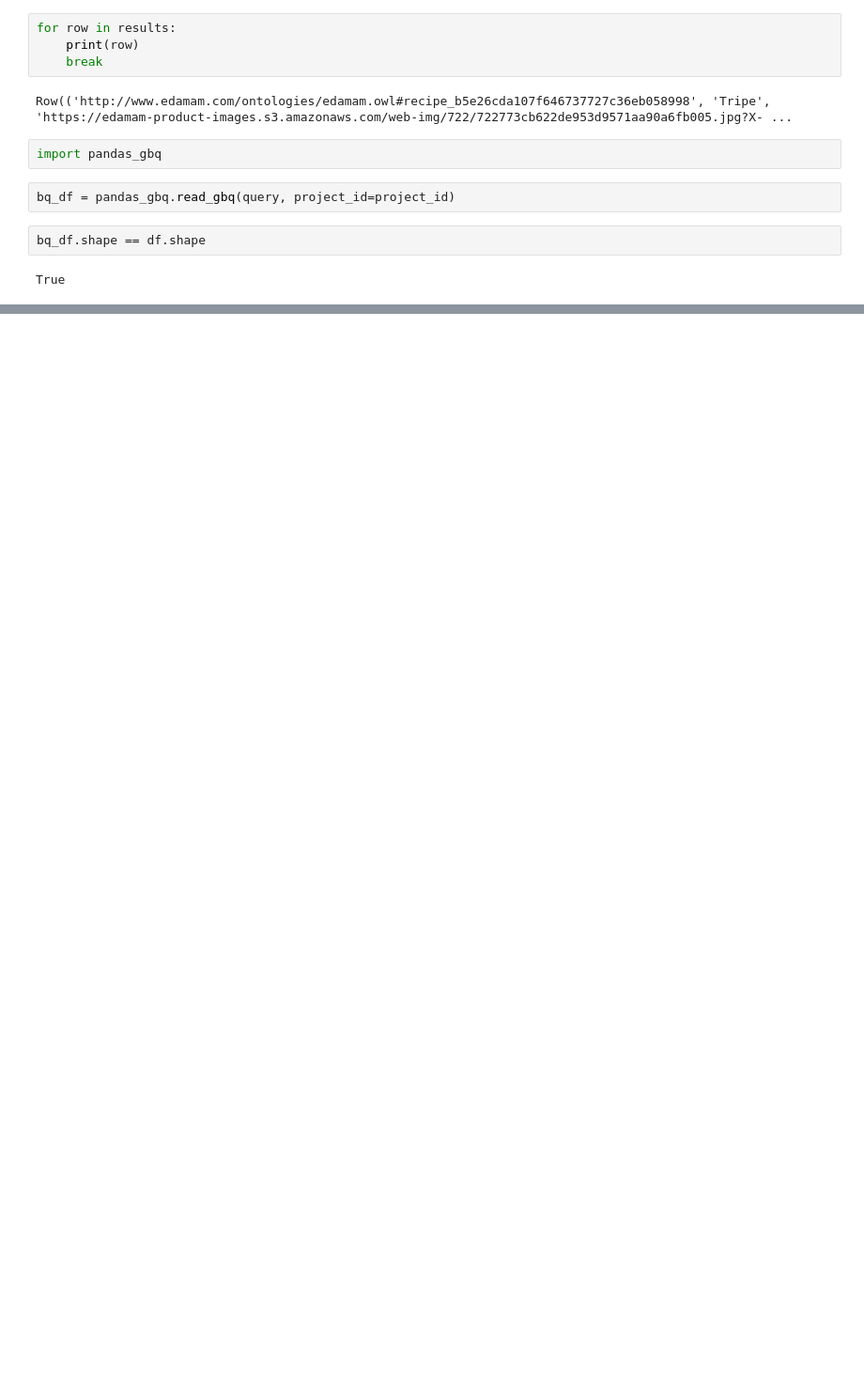
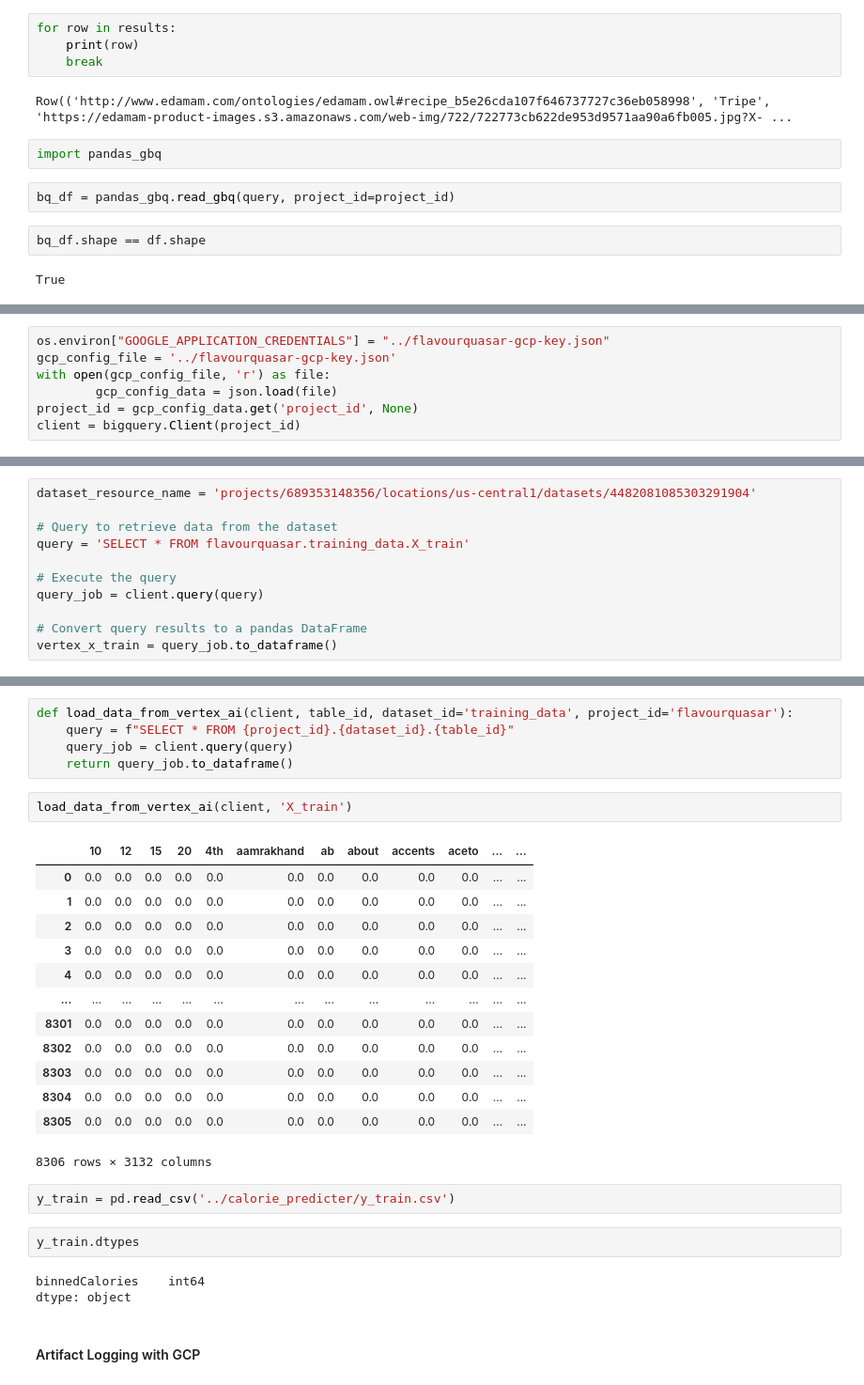
Before and after one commit to RavinderRai/iifymate, a Jupyter notebook: notebooks/DataCollection.ipynb, the cells around one changed output, grey strips where cells are left out. Shown at 94% size. Cells and saved outputs as stored; diff of their text form; blank space fills up the shorter version.

```diff
--- a/notebooks/DataCollection.ipynb
+++ b/notebooks/DataCollection.ipynb
@@ -931,0 +947,7 @@ True
+# %%
+os.environ["GOOGLE_APPLICATION_CREDENTIALS"] = "../flavourquasar-gcp-key.json"
+gcp_config_file = '../flavourquasar-gcp-key.json'
+with open(gcp_config_file, 'r') as file:
+        gcp_config_data = json.load(file)
+project_id = gcp_config_data.get('project_id', None)
+client = bigquery.Client(project_id)
@@ -931,0 +993,11 @@ True
+# %%
+dataset_resource_name = 'projects/689353148356/locations/us-central1/datasets/4482081085303291904'
+
+# Query to retrieve data from the dataset
+query = 'SELECT * FROM flavourquasar.training_data.X_train'
+
+# Execute the query
+query_job = client.query(query)
+
+# Convert query results to a pandas DataFrame
+vertex_x_train = query_job.to_dataframe()
@@ -931,0 +1074,30 @@ True
+# %%
+def load_data_from_vertex_ai(client, table_id, dataset_id='training_data', project_id='flavourquasar'):
+    query = f"SELECT * FROM {project_id}.{dataset_id}.{table_id}"
+    query_job = client.query(query)
+    return query_job.to_dataframe()
+# %%
+load_data_from_vertex_ai(client, 'X_train')
+# %% [output]
+|  | 10 | 12 | 15 | 20 | 4th | aamrakhand | ab | about | accents | aceto | ... | ... |
+| 0 | 0.0 | 0.0 | 0.0 | 0.0 | 0.0 | 0.0 | 0.0 | 0.0 | 0.0 | 0.0 | ... | ... |
+| 1 | 0.0 | 0.0 | 0.0 | 0.0 | 0.0 | 0.0 | 0.0 | 0.0 | 0.0 | 0.0 | ... | ... |
+| 2 | 0.0 | 0.0 | 0.0 | 0.0 | 0.0 | 0.0 | 0.0 | 0.0 | 0.0 | 0.0 | ... | ... |
+| 3 | 0.0 | 0.0 | 0.0 | 0.0 | 0.0 | 0.0 | 0.0 | 0.0 | 0.0 | 0.0 | ... | ... |
+| 4 | 0.0 | 0.0 | 0.0 | 0.0 | 0.0 | 0.0 | 0.0 | 0.0 | 0.0 | 0.0 | ... | ... |
+| ... | ... | ... | ... | ... | ... | ... | ... | ... | ... | ... | ... | ... |
+| 8301 | 0.0 | 0.0 | 0.0 | 0.0 | 0.0 | 0.0 | 0.0 | 0.0 | 0.0 | 0.0 | ... | ... |
+| 8302 | 0.0 | 0.0 | 0.0 | 0.0 | 0.0 | 0.0 | 0.0 | 0.0 | 0.0 | 0.0 | ... | ... |
+| 8303 | 0.0 | 0.0 | 0.0 | 0.0 | 0.0 | 0.0 | 0.0 | 0.0 | 0.0 | 0.0 | ... | ... |
+| 8304 | 0.0 | 0.0 | 0.0 | 0.0 | 0.0 | 0.0 | 0.0 | 0.0 | 0.0 | 0.0 | ... | ... |
+| 8305 | 0.0 | 0.0 | 0.0 | 0.0 | 0.0 | 0.0 | 0.0 | 0.0 | 0.0 | 0.0 | ... | ... |
+8306 rows × 3132 columns
+# %%
+y_train = pd.read_csv('../calorie_predicter/y_train.csv')
+# %%
+y_train.dtypes
+# %% [output]
+binnedCalories    int64
+dtype: object
+# %% [markdown]
+#### Artifact Logging with GCP
```
Also changed, not shown: parts of 20 cells of this notebook, 2 other files.
